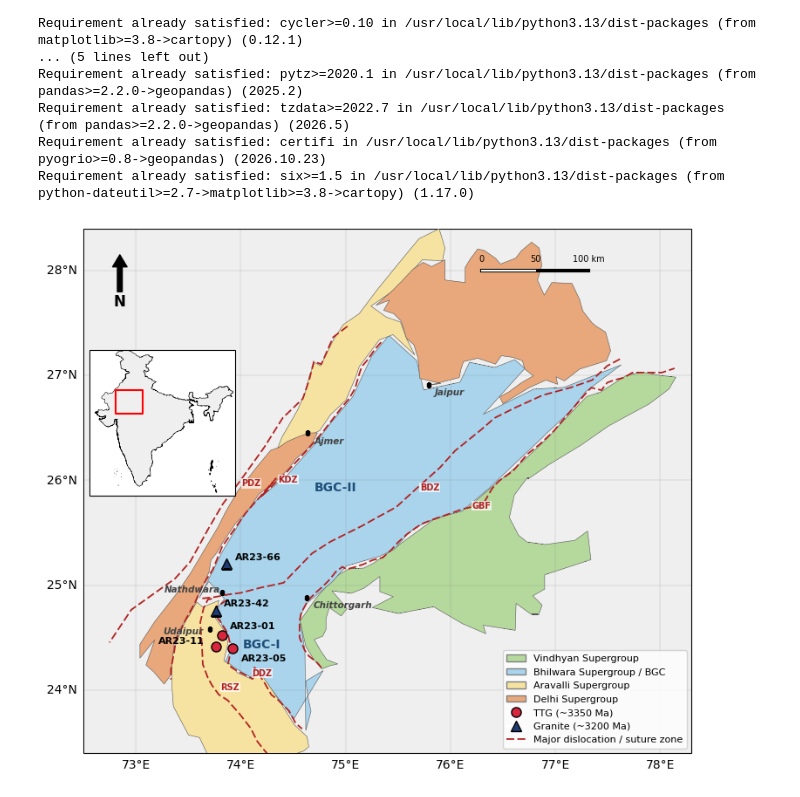
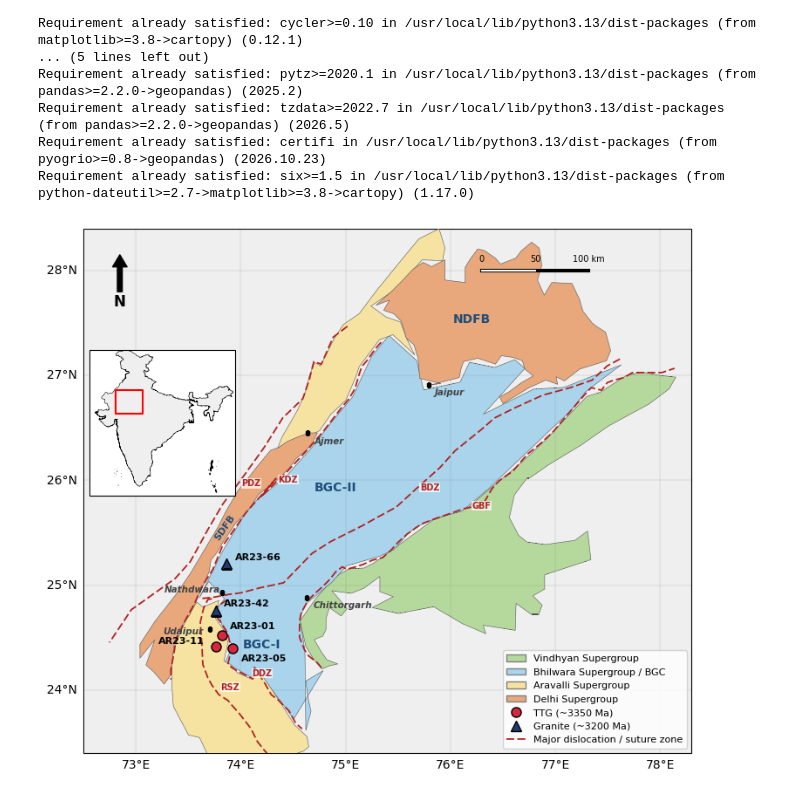
Before and after one commit to Shiva2259839/Mapping-Arc, a Jupyter notebook: aravalli_sample_map.ipynb, the cells around one changed output. Saved outputs shown, nothing was run; the diff lists cells and outputs as text; code cells hidden in the pictures.

Commit message:
Aravalli sample map with faults and BGC labels, added NDFB and SDFB labels. Created using Colab

```diff
--- a/aravalli_sample_map.ipynb
+++ b/aravalli_sample_map.ipynb
@@ -99,34 +99,37 @@ handles.append(Line2D([], [], color="#b22222", linewidth=1.3, linestyle=(0, (5,
                       label="Major dislocation / suture zone"))
 
 # --- BGC labels ---
-for lab, (x, y) in {"BGC-I": (74.2, 24.4), "BGC-II": (74.9, 25.9)}.items():
+for lab, (x, y) in {"BGC-I": (74.2, 24.4), "BGC-II": (74.9, 25.9),
+                    "NDFB": (76.2, 27.5)}.items():
     ax.text(x, y, lab, transform=pc, fontsize=10, fontweight="bold",
             color="#1f4e79", ha="center", zorder=17)
+ax.text(73.85, 25.55, "SDFB", transform=pc, fontsize=8, fontweight="bold",
+        color="#1f4e79", rotation=55, ha="center", va="center", zorder=17)
 gl = ax.gridlines(draw_labels=True, linewidth=0.3, color="grey", alpha=0.5)
 gl.top_labels = gl.right_labels = False
 ax.legend(handles=handles, loc="lower right", fontsize=8, frameon=True).set_zorder(30)
 
 lat0, lon0, km = 28.0, 76.3, 100
 dlon = km / (111.32 * np.cos(np.radians(lat0)))
 ax.plot([lon0, lon0 + dlon], [lat0, lat0], color="black", linewidth=3, transform=pc, zorder=25)
 ax.plot([lon0, lon0 + dlon/2], [lat0, lat0], color="white", linewidth=1.5, transform=pc, zorder=26)
 for x, t in [(lon0, "0"), (lon0 + dlon/2, "50"), (lon0 + dlon, "100 km")]:
     ax.text(x, lat0 + 0.08, t, transform=pc, ha="center", fontsize=7, zorder=26)
 
 ax.annotate("N", xy=(0.06, 0.95), xytext=(0.06, 0.86), xycoords="axes fraction",
             ha="center", va="center", fontsize=12, fontweight="bold", zorder=27,
             arrowprops=dict(facecolor="black", width=4, headwidth=12, headlength=10))
 
 ins = ax.inset_axes([0.01, 0.45, 0.24, 0.36], projection=pc)
 ins.set_extent([67, 98, 6, 37], crs=pc)
 ins.add_geometries(india.geometry, crs=pc, facecolor="#efefef", edgecolor="black", linewidth=0.4)
 from shapely.geometry import box
 ins.add_geometries([box(72.5, 23.4, 78.3, 28.4)], crs=pc, facecolor="none",
                    edgecolor="red", linewidth=1.5, zorder=5)
 ins.set_zorder(30)
 
 plt.savefig("aravalli_samples.png", dpi=600, bbox_inches="tight")
 plt.savefig("aravalli_samples.pdf", bbox_inches="tight")
 plt.show()
 # %% [output]
-[figure, old version]
+[figure, new version]
```
